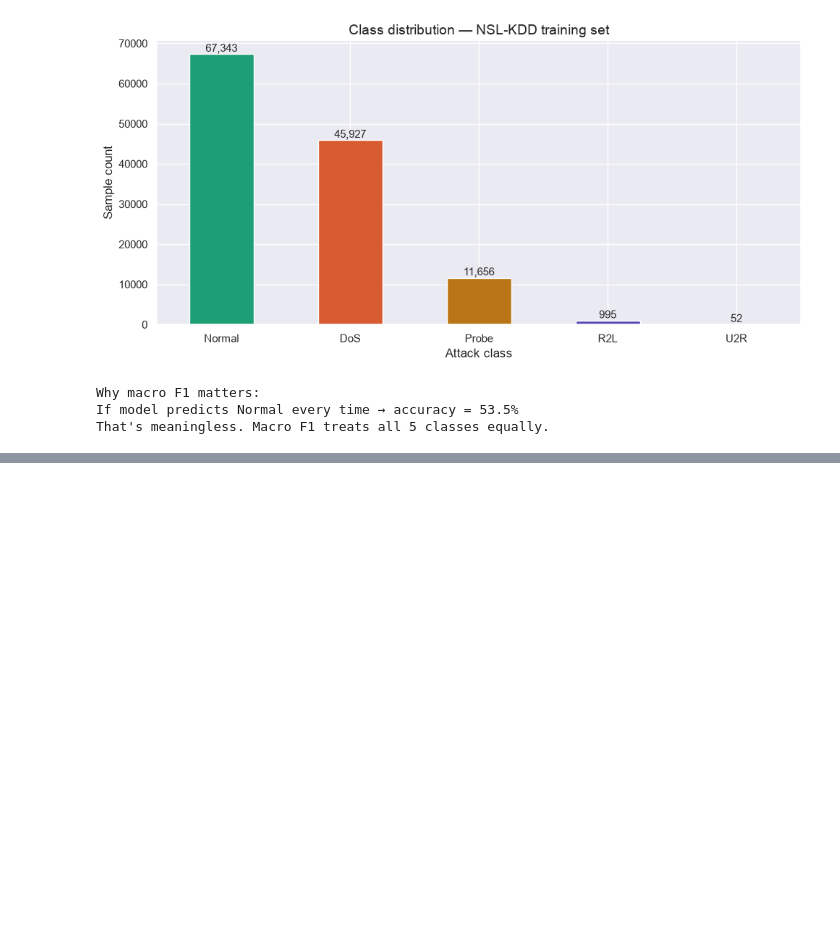
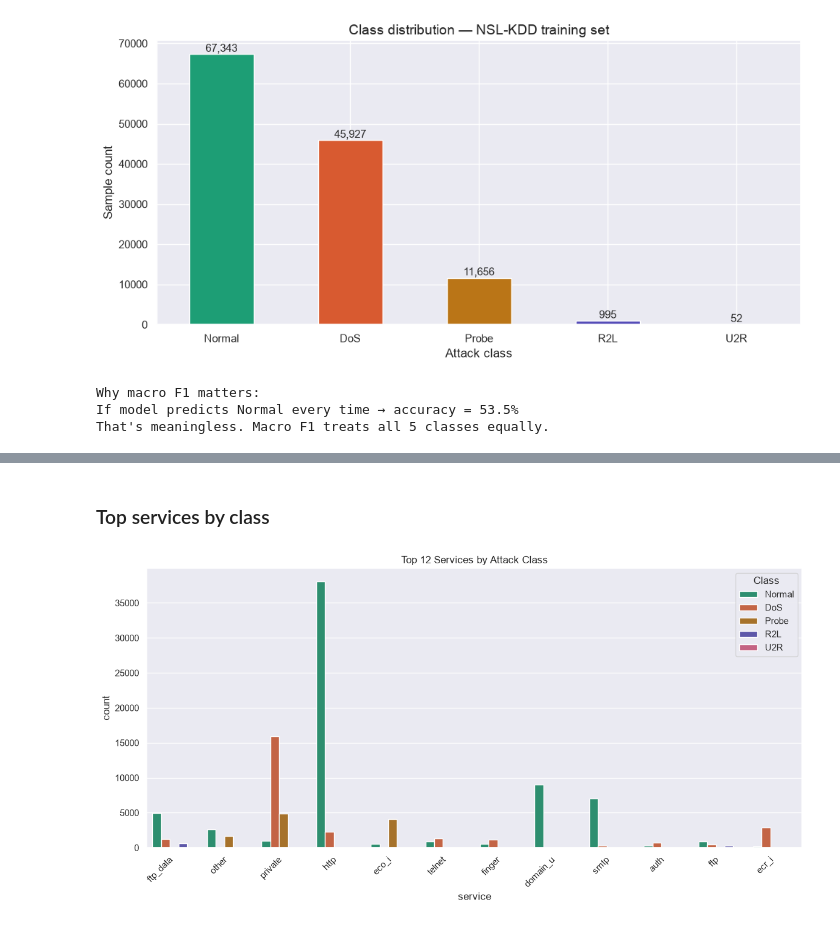
Before and after one commit to PrashantMeena001/Intrusion-Detection-System-, a Jupyter notebook: notebooks/eda.ipynb, the cells around one changed output, grey strips where cells are left out. Saved outputs shown, nothing was run; the diff lists cells and outputs as text; code cells hidden in the pictures; blank space fills up the shorter version.

```diff
--- a/notebooks/eda.ipynb
+++ b/notebooks/eda.ipynb
@@ -134,0 +148,15 @@ That's meaningless. Macro F1 treats all 5 classes equally.
+# %% [markdown]
+### Top services by class
+# %%
+top_services = df['service'].value_counts().head(12).index
+subset = df[df['service'].isin(top_services)]
+
+plt.figure(figsize=(14, 6))
+sns.countplot(x='service', hue='label', data=subset, hue_order=order, palette=colors)
+plt.xticks(rotation=45, ha='right')
+plt.title('Top 12 Services by Attack Class')
+plt.savefig('../reports/Topservices_by_class.png', dpi=150)
+plt.legend(title='Class')
+plt.show()
+# %% [output]
+[figure, added]
```
Also changed, not shown: parts of 17 cells of this notebook, 8 other files.
